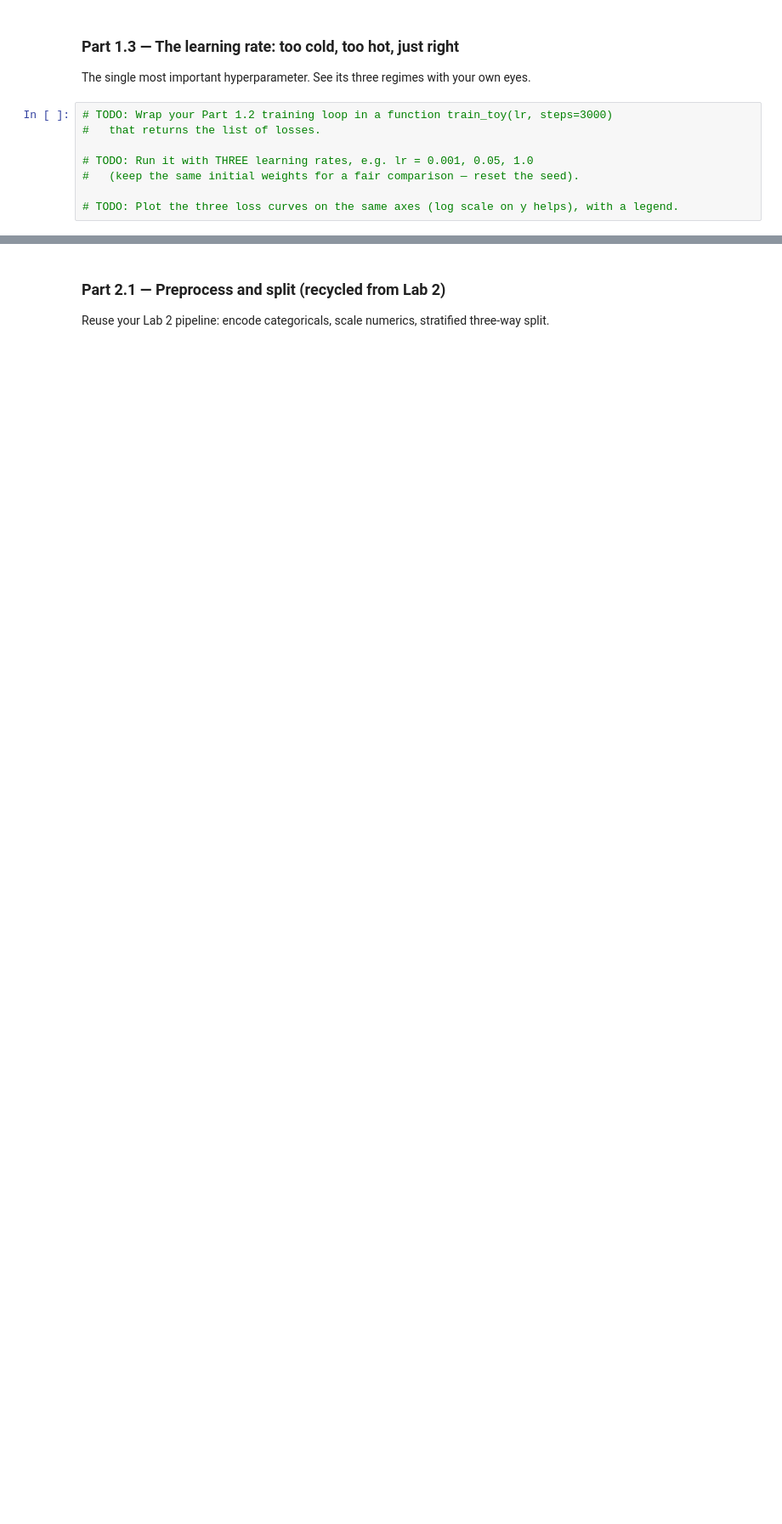
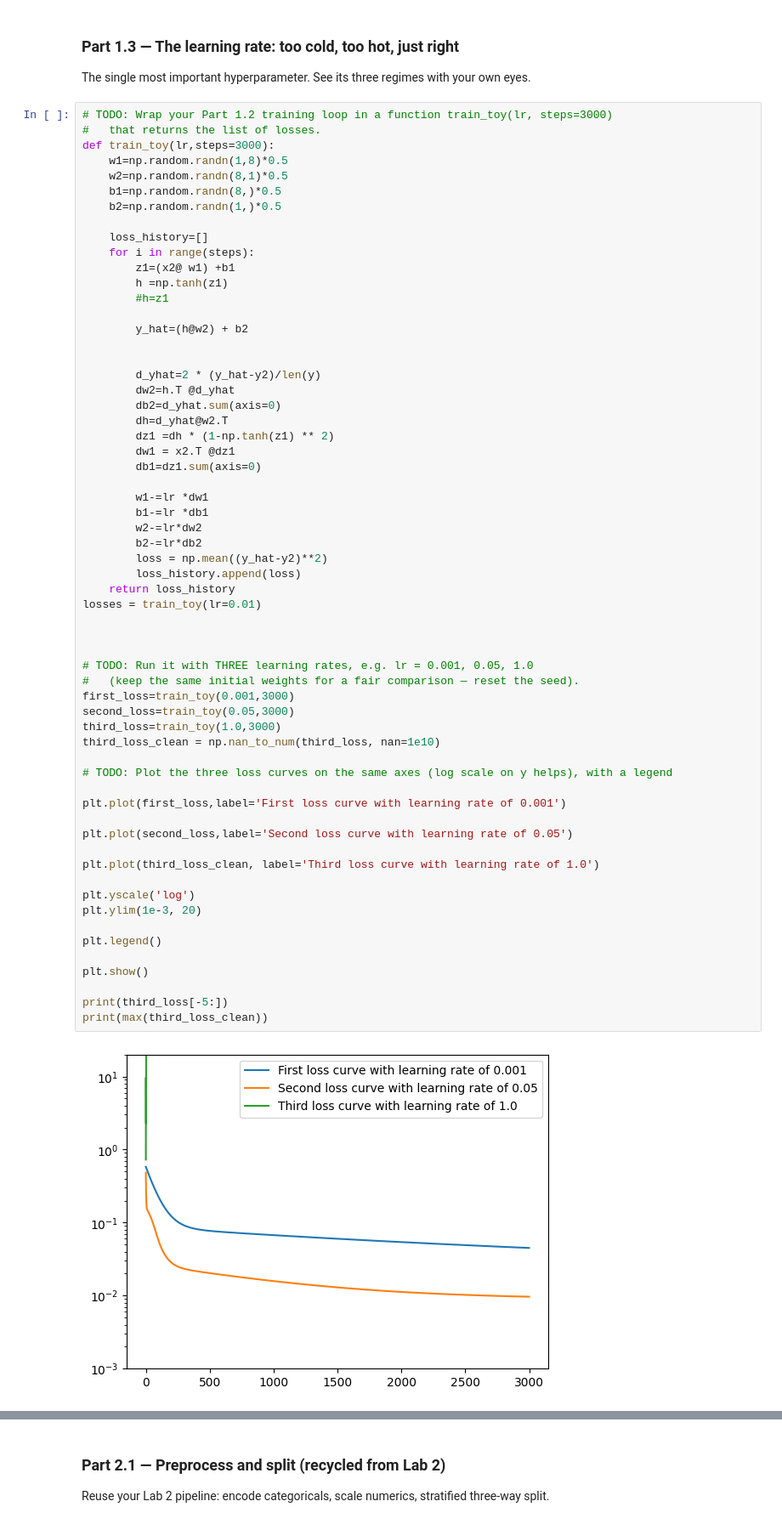
Before and after one commit to Karen-Kwatia/Lab-3, a Jupyter notebook: Lab3/Lab_3.ipynb, the cells around one changed output, grey strips where cells are left out. Shown at 85% size. Cells and saved outputs as stored; diff of their text form; blank space fills up the shorter version.

Commit message:
Third commit

```diff
--- a/Lab3/Lab_3.ipynb
+++ b/Lab3/Lab_3.ipynb
@@ -220,8 +220,63 @@ The single most important hyperparameter. See its three regimes with your own ey
 # %%
 # TODO: Wrap your Part 1.2 training loop in a function train_toy(lr, steps=3000)
 #   that returns the list of losses.
+def train_toy(lr,steps=3000):
+    w1=np.random.randn(1,8)*0.5
+    w2=np.random.randn(8,1)*0.5
+    b1=np.random.randn(8,)*0.5
+    b2=np.random.randn(1,)*0.5
+
+    loss_history=[]
+    for i in range(steps):
+        z1=(x2@ w1) +b1
+        h =np.tanh(z1)
+        #h=z1
+
+        y_hat=(h@w2) + b2
+
+
+        d_yhat=2 * (y_hat-y2)/len(y)
+        dw2=h.T @d_yhat
+        db2=d_yhat.sum(axis=0)
+        dh=d_yhat@w2.T
+        dz1 =dh * (1-np.tanh(z1) ** 2)
+        dw1 = x2.T @dz1
+        db1=dz1.sum(axis=0)
+
+        w1-=lr *dw1
+        b1-=lr *db1
+        w2-=lr*dw2
+        b2-=lr*db2
+        loss = np.mean((y_hat-y2)**2)
+        loss_history.append(loss)
+    return loss_history
+losses = train_toy(lr=0.01)
+
+
 
 # TODO: Run it with THREE learning rates, e.g. lr = 0.001, 0.05, 1.0
 #   (keep the same initial weights for a fair comparison — reset the seed).
+first_loss=train_toy(0.001,3000)
+second_loss=train_toy(0.05,3000)
+third_loss=train_toy(1.0,3000)
+third_loss_clean = np.nan_to_num(third_loss, nan=1e10)
 
-# TODO: Plot the three loss curves on the same axes (log scale on y helps), with a legend.
+# TODO: Plot the three loss curves on the same axes (log scale on y helps), with a legend
+
+plt.plot(first_loss,label='First loss curve with learning rate of 0.001')
+
+plt.plot(second_loss,label='Second loss curve with learning rate of 0.05')
+
+plt.plot(third_loss_clean, label='Third loss curve with learning rate of 1.0')
+
+plt.yscale('log')
+plt.ylim(1e-3, 20)
+
+plt.legend()
+
+plt.show()
+
+print(third_loss[-5:])
+print(max(third_loss_clean))
+# %% [output]
+[figure, added]
```
Also changed, not shown: parts of 2 cells of this notebook.
